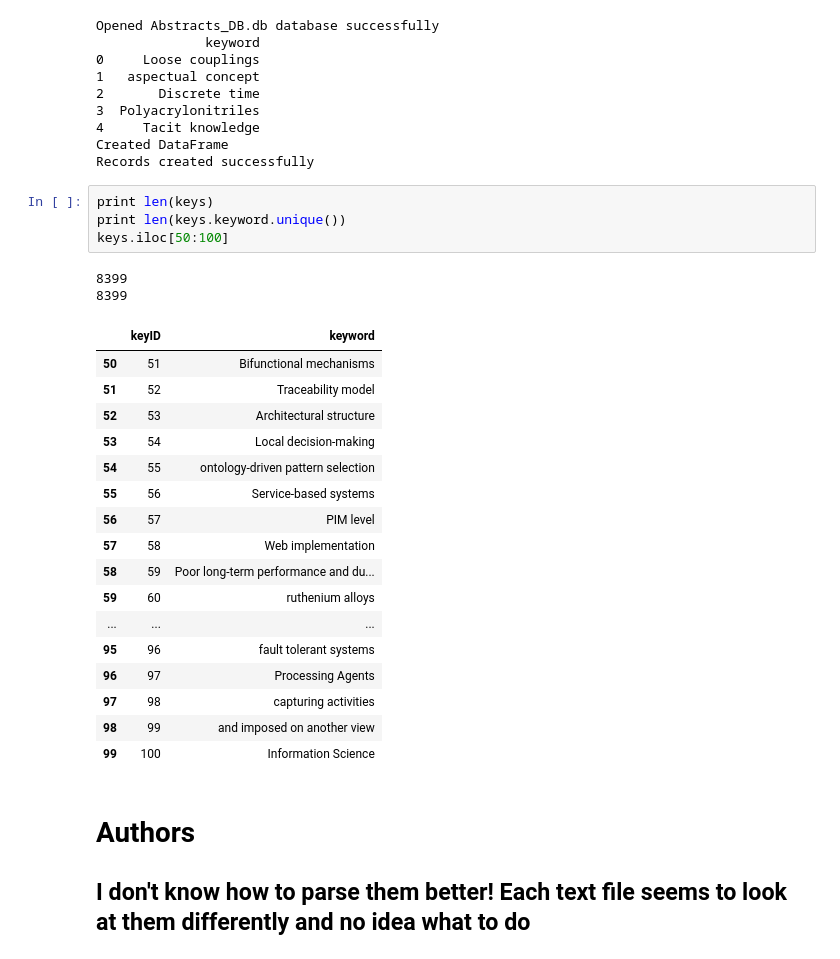
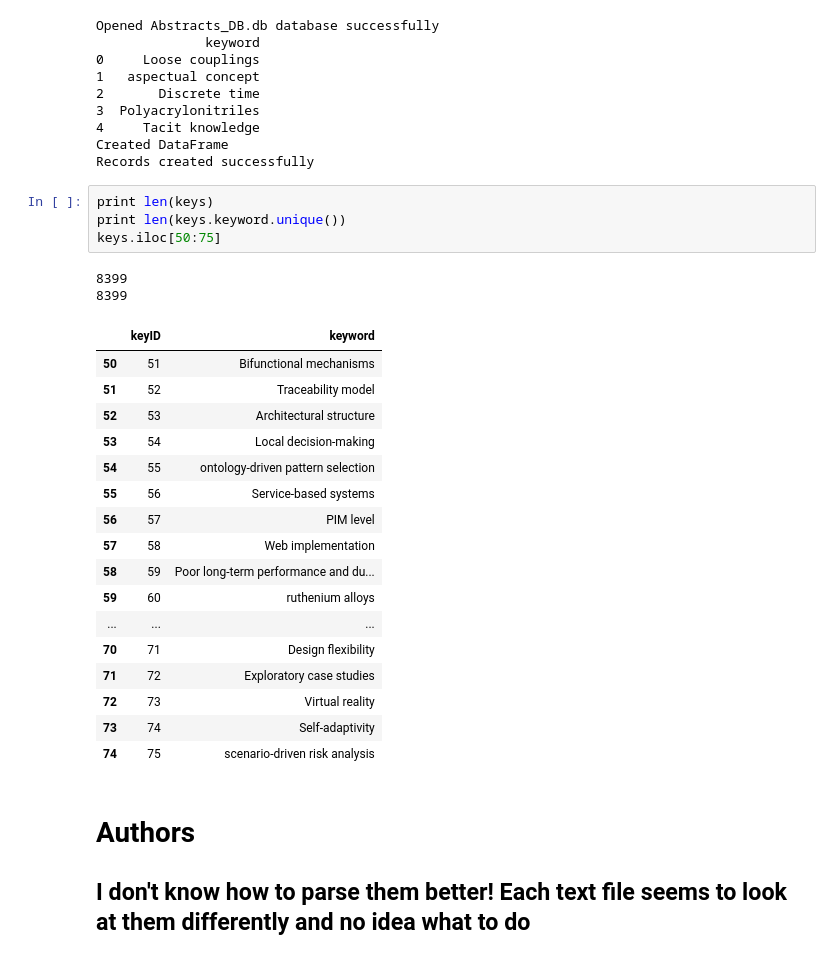
Before and after one commit to noveroa/DataBases, a Jupyter notebook: sqlStart/newSqlNotebooknew_compositesadded.ipynb, the cells around one changed output. Saved outputs shown, nothing was run; the diff lists cells and outputs as text.

```diff
--- a/sqlStart/newSqlNotebooknew_compositesadded.ipynb
+++ b/sqlStart/newSqlNotebooknew_compositesadded.ipynb
@@ -104,27 +104,27 @@ Records created successfully
 # %%
 print len(keys)
 print len(keys.keyword.unique())
-keys.iloc[50:100]
+keys.iloc[50:75]
 # %% [output]
 8399
 8399
 |  | keyID | keyword |
 | 50 | 51 | Bifunctional mechanisms |
 | 51 | 52 | Traceability model |
 | 52 | 53 | Architectural structure |
 | 53 | 54 | Local decision-making |
 | 54 | 55 | ontology-driven pattern selection |
 | 55 | 56 | Service-based systems |
 | 56 | 57 | PIM level |
 | 57 | 58 | Web implementation |
 | 58 | 59 | Poor long-term performance and du... |
 | 59 | 60 | ruthenium alloys |
 | ... | ... | ... |
-| 95 | 96 | fault tolerant systems |
-| 96 | 97 | Processing Agents |
-| 97 | 98 | capturing activities |
-| 98 | 99 | and imposed on another view |
-| 99 | 100 | Information Science |
+| 70 | 71 | Design flexibility |
+| 71 | 72 | Exploratory case studies |
+| 72 | 73 | Virtual reality |
+| 73 | 74 | Self-adaptivity |
+| 74 | 75 | scenario-driven risk analysis |
 # %% [markdown]
 # Authors
 ## I don't know how to parse them better!  Each text file seems to look at them differently and no idea what to do
```
Also changed, not shown: parts of 15 cells of this notebook, 2 other files.
